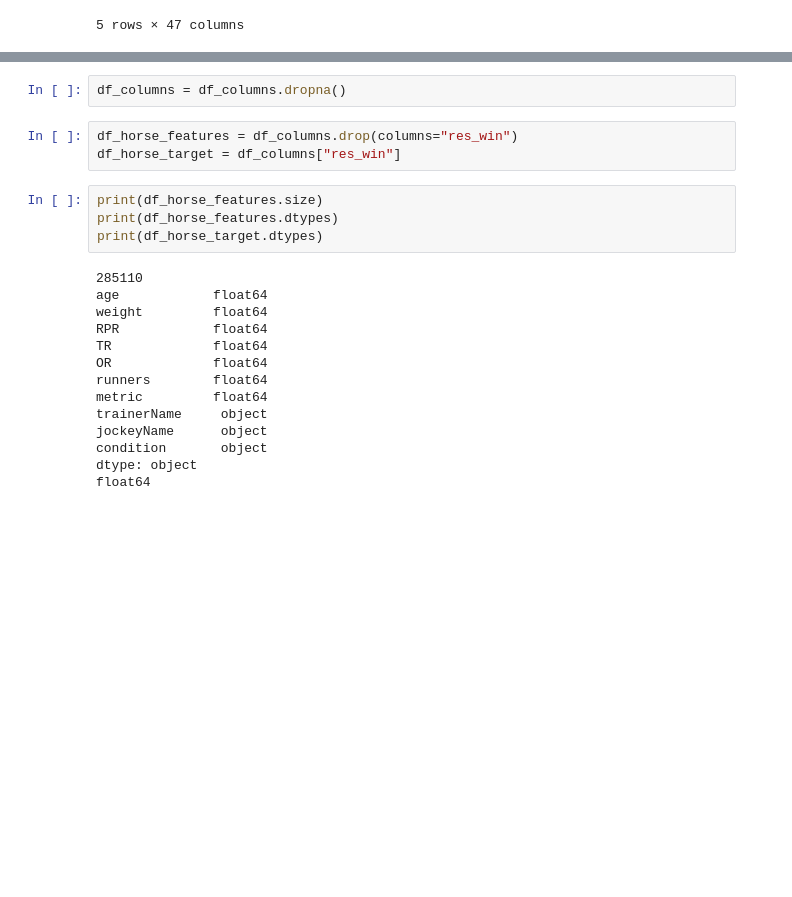
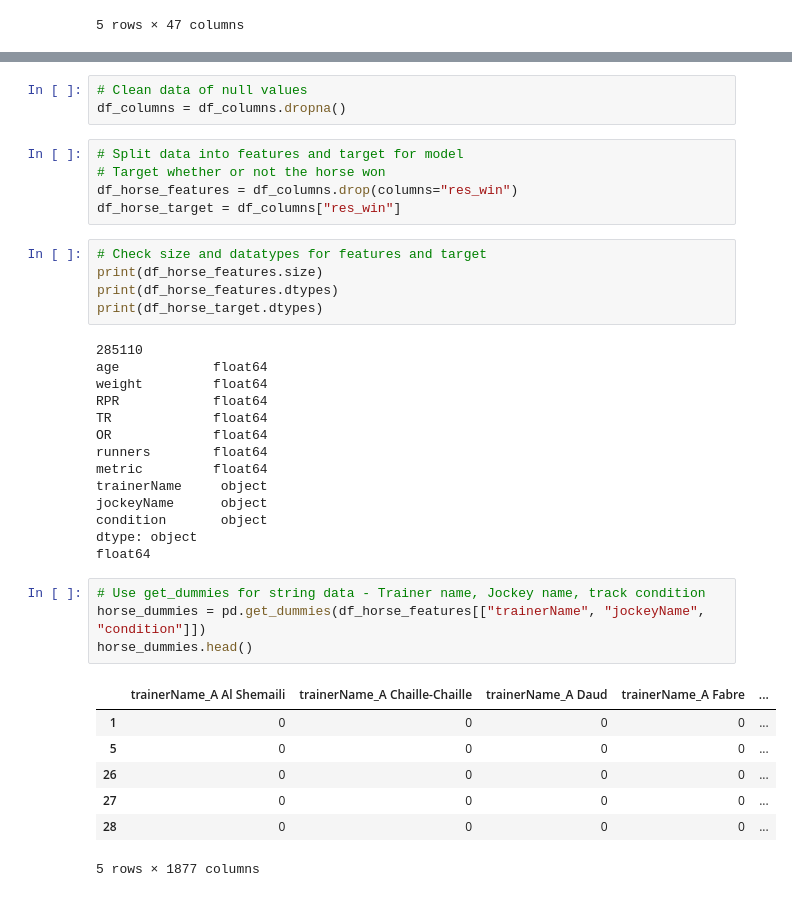
Before and after one commit to hiromimiyata/Mustang, a Jupyter notebook: Code/ML_Model.ipynb, the cells around one changed output, grey strips where cells are left out. Saved outputs shown, nothing was run; the diff lists cells and outputs as text; blank space fills up the shorter version.

Commit message:
Finished model, plotting outputs and predictions

```diff
--- a/Code/ML_Model.ipynb
+++ b/Code/ML_Model.ipynb
@@ -31,10 +40,14 @@ df.groupby("countryCode").count().sort_values(by="course", ascending=False).head
 df_columns = df[["age", "weight", "RPR", "TR", "OR", "runners", "metric", "trainerName", "jockeyName", "condition", "res_win"]]
-# %%
-df_columns = df_columns.dropna()
-# %%
-df_horse_features = df_columns.drop(columns="res_win")
-df_horse_target = df_columns["res_win"]
+# %%
+# Clean data of null values
+df_columns = df_columns.dropna()
+# %%
+# Split data into features and target for model
+# Target whether or not the horse won
+df_horse_features = df_columns.drop(columns="res_win")
+df_horse_target = df_columns["res_win"]
 # %%
+# Check size and datatypes for features and target
 print(df_horse_features.size)
 print(df_horse_features.dtypes)
 print(df_horse_target.dtypes)
@@ -52,3 +65,15 @@ jockeyName      object
 condition       object
 dtype: object
 float64
+# %%
+# Use get_dummies for string data - Trainer name, Jockey name, track condition
+horse_dummies = pd.get_dummies(df_horse_features[["trainerName", "jockeyName", "condition"]])
+horse_dummies.head()
+# %% [output]
+|  | trainerName_A Al Shemaili | trainerName_A Chaille-Chaille | trainerName_A Daud | trainerName_A Fabre | ... |
+| 1 | 0 | 0 | 0 | 0 | ... |
+| 5 | 0 | 0 | 0 | 0 | ... |
+| 26 | 0 | 0 | 0 | 0 | ... |
+| 27 | 0 | 0 | 0 | 0 | ... |
+| 28 | 0 | 0 | 0 | 0 | ... |
+5 rows × 1877 columns
```
Also changed, not shown: parts of 11 cells of this notebook.
